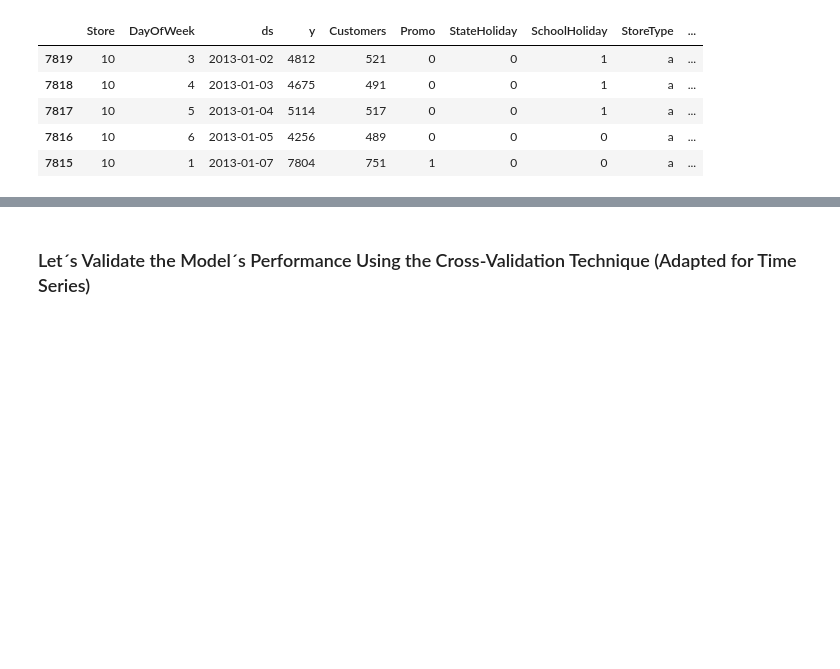
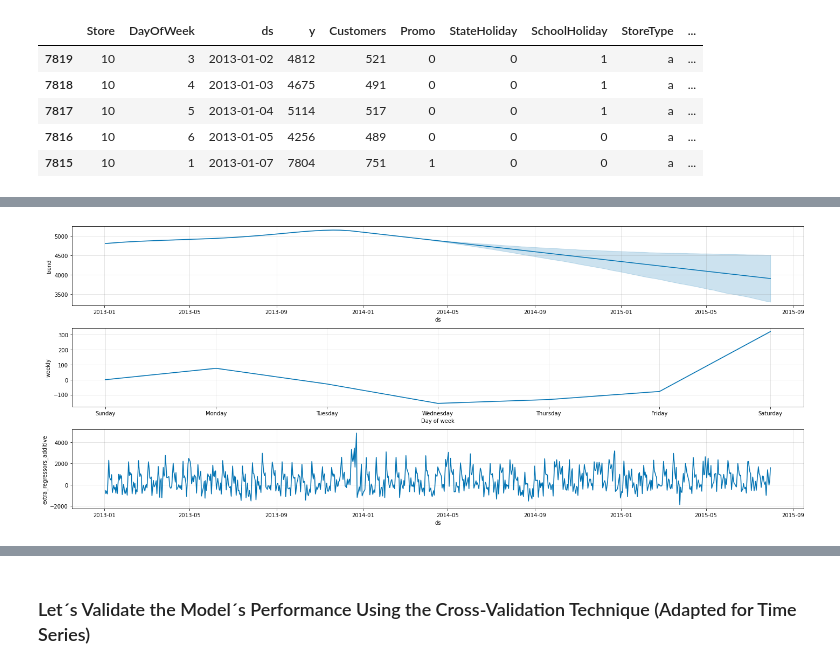
Before and after one commit to Sebastian1981/Time_Series_Sales_Prediction, a Jupyter notebook: ts_sales_prediction_poc.ipynb, the cells around one changed output, grey strips where cells are left out. Cells and saved outputs as stored; diff of their text form; code cells hidden in the pictures; blank space fills up the shorter version.

```diff
--- a/ts_sales_prediction_poc.ipynb
+++ b/ts_sales_prediction_poc.ipynb
@@ -769,0 +755,5 @@ figure2  = model.plot_components(forecast)
+# %%
+figure2  = model.plot_components(forecast,
+                                 figsize=(20,8))
+# %% [output]
+[figure, added]
```
Also changed, not shown: parts of 17 cells of this notebook.
